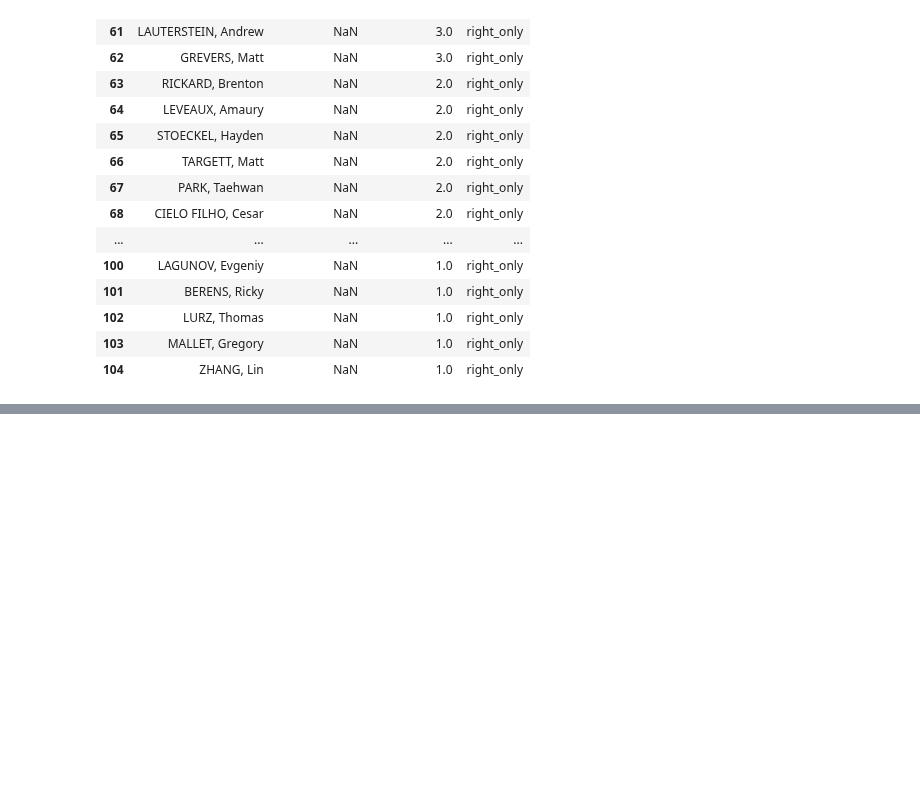
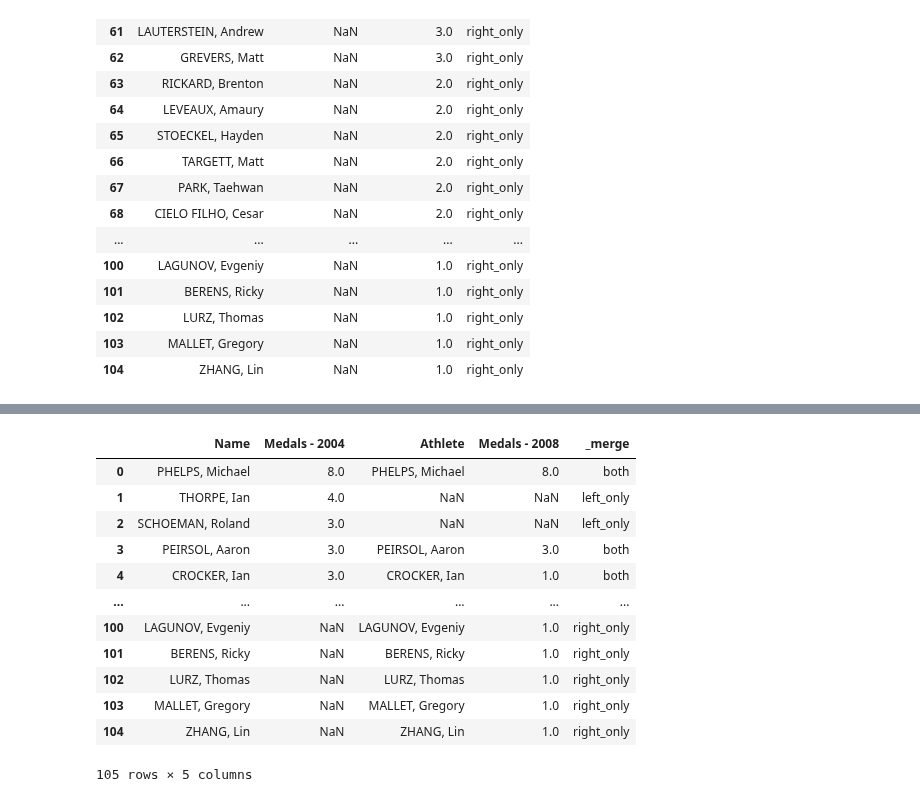
Before and after one commit to alchemistbg/udemy-the-complete-pandas-bootcamp, a Jupyter notebook: Section-14/Merging_Joining_and_Concatenating_Data.ipynb, the cells around one changed output, grey strips where cells are left out. Drawn from its saved outputs; the diff is of its cells as text; code cells hidden in the pictures; blank space fills up the shorter version.

```diff
--- a/Section-14/Merging_Joining_and_Concatenating_Data.ipynb
+++ b/Section-14/Merging_Joining_and_Concatenating_Data.ipynb
@@ -697,0 +820,30 @@ men_0408_right_nois_2
+# %%
+men_2008_4 = men_2008.copy()
+# %%
+men_2008_4.columns = ['Athlete', 'Medals']
+# %%
+men_0408_2 = men_2004_4.merge(
+    right = men_2008_4,
+    how = 'outer',
+    left_on = 'Name', right_on = 'Athlete',
+    suffixes = (' - 2004', ' - 2008'),
+    indicator = True
+)
+# %%
+men_0408_2.Name.fillna(men_0408_2.Athlete, inplace = True)
+# %%
+men_0408_2
+# %% [output]
+|  | Name | Medals - 2004 | Athlete | Medals - 2008 | _merge |
+| 0 | PHELPS, Michael | 8.0 | PHELPS, Michael | 8.0 | both |
+| 1 | THORPE, Ian | 4.0 | NaN | NaN | left_only |
+| 2 | SCHOEMAN, Roland | 3.0 | NaN | NaN | left_only |
+| 3 | PEIRSOL, Aaron | 3.0 | PEIRSOL, Aaron | 3.0 | both |
+| 4 | CROCKER, Ian | 3.0 | CROCKER, Ian | 1.0 | both |
+| ... | ... | ... | ... | ... | ... |
+| 100 | LAGUNOV, Evgeniy | NaN | LAGUNOV, Evgeniy | 1.0 | right_only |
+| 101 | BERENS, Ricky | NaN | BERENS, Ricky | 1.0 | right_only |
+| 102 | LURZ, Thomas | NaN | LURZ, Thomas | 1.0 | right_only |
+| 103 | MALLET, Gregory | NaN | MALLET, Gregory | 1.0 | right_only |
+| 104 | ZHANG, Lin | NaN | ZHANG, Lin | 1.0 | right_only |
+105 rows × 5 columns
```
Also changed, not shown: parts of 27 cells of this notebook.
